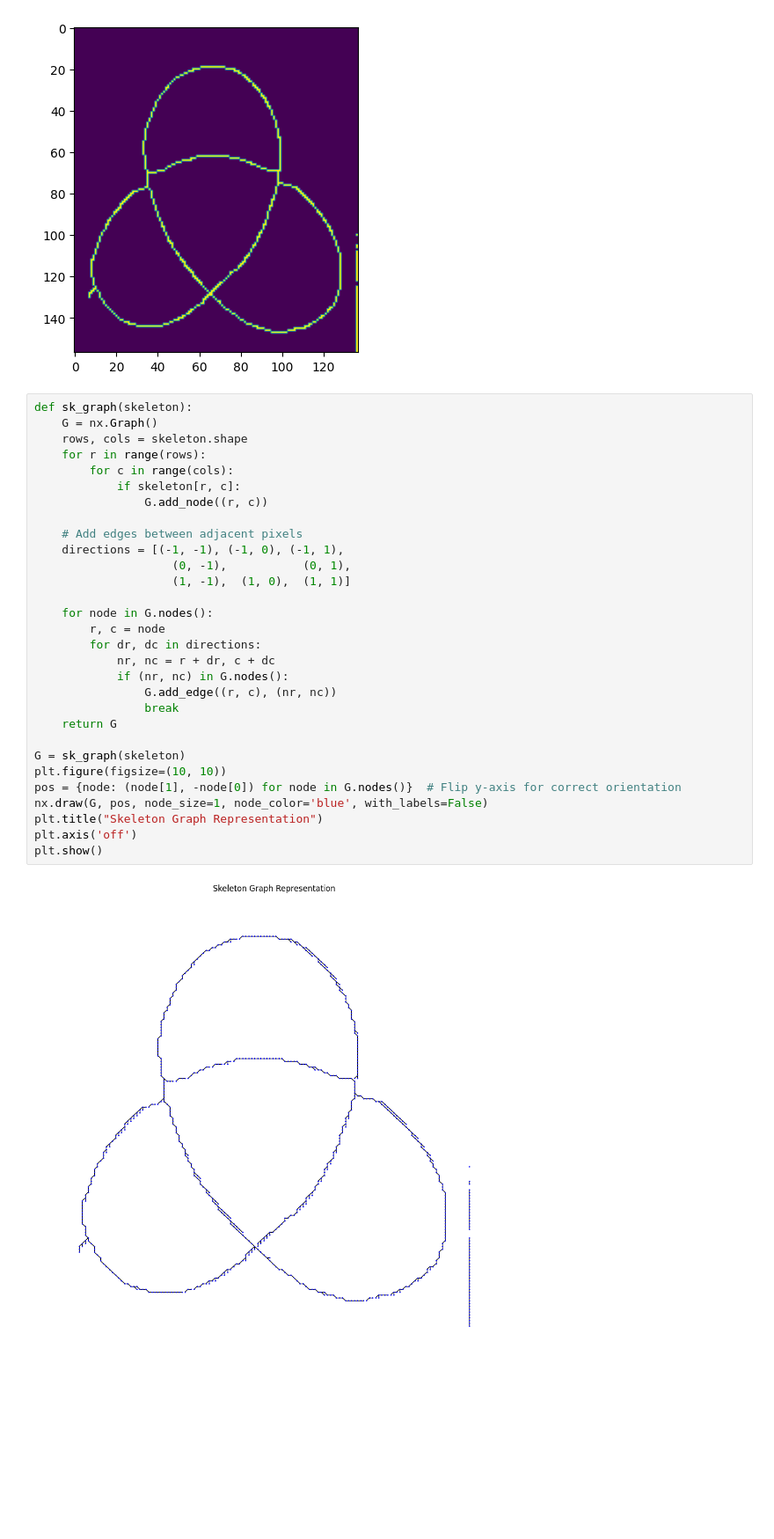
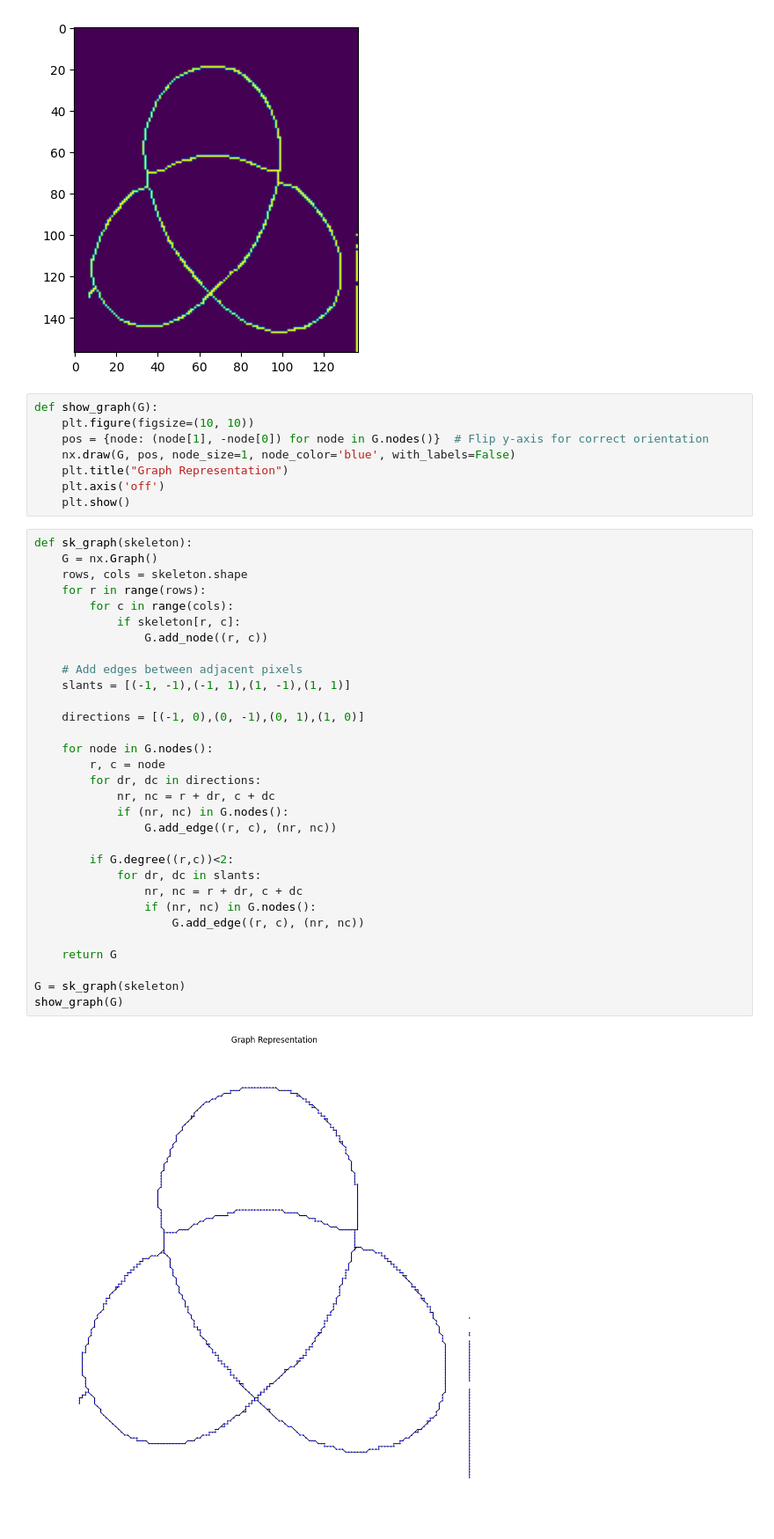
Before and after one commit to PhilJ0ly/knotId, a Jupyter notebook: skeleton_zhang.ipynb, the cells around one changed output. Shown at 88% size. Drawn from its saved outputs; the diff is of its cells as text; blank space fills up the shorter version.

Commit message:
cleaned the graph: removed loops and unconnected branches

```diff
--- a/skeleton_zhang.ipynb
+++ b/skeleton_zhang.ipynb
@@ -121,35 +121,44 @@ plt.imshow(sk)
 # %% [output]
 <matplotlib.image.AxesImage at 0x...>
 [figure]
+# %%
+def show_graph(G):
+    plt.figure(figsize=(10, 10))
+    pos = {node: (node[1], -node[0]) for node in G.nodes()}  # Flip y-axis for correct orientation
+    nx.draw(G, pos, node_size=1, node_color='blue', with_labels=False)
+    plt.title("Graph Representation")
+    plt.axis('off')
+    plt.show()
 # %%
 def sk_graph(skeleton):
     G = nx.Graph()
     rows, cols = skeleton.shape
     for r in range(rows):
         for c in range(cols):
             if skeleton[r, c]:
                 G.add_node((r, c))
 
     # Add edges between adjacent pixels
-    directions = [(-1, -1), (-1, 0), (-1, 1),
-                    (0, -1),           (0, 1),
-                    (1, -1),  (1, 0),  (1, 1)]
+    slants = [(-1, -1),(-1, 1),(1, -1),(1, 1)]
+
+    directions = [(-1, 0),(0, -1),(0, 1),(1, 0)]
 
     for node in G.nodes():
         r, c = node
         for dr, dc in directions:
             nr, nc = r + dr, c + dc
             if (nr, nc) in G.nodes():
                 G.add_edge((r, c), (nr, nc))
-                break
+
+        if G.degree((r,c))<2:
+            for dr, dc in slants:
+                nr, nc = r + dr, c + dc
+                if (nr, nc) in G.nodes():
+                    G.add_edge((r, c), (nr, nc))
+
     return G
 
 G = sk_graph(skeleton)
-plt.figure(figsize=(10, 10))
-pos = {node: (node[1], -node[0]) for node in G.nodes()}  # Flip y-axis for correct orientation
-nx.draw(G, pos, node_size=1, node_color='blue', with_labels=False)
-plt.title("Skeleton Graph Representation")
-plt.axis('off')
-plt.show()
+show_graph(G)
 # %% [output]
-[figure, old version]
+[figure, new version]
```
Also changed, not shown: parts of 8 cells of this notebook.
